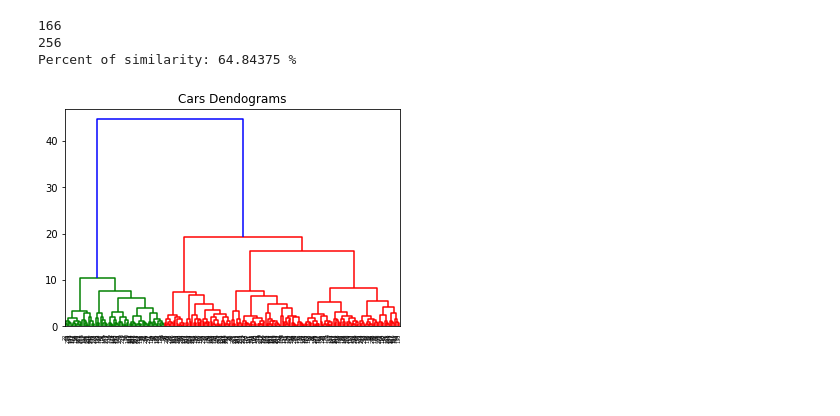
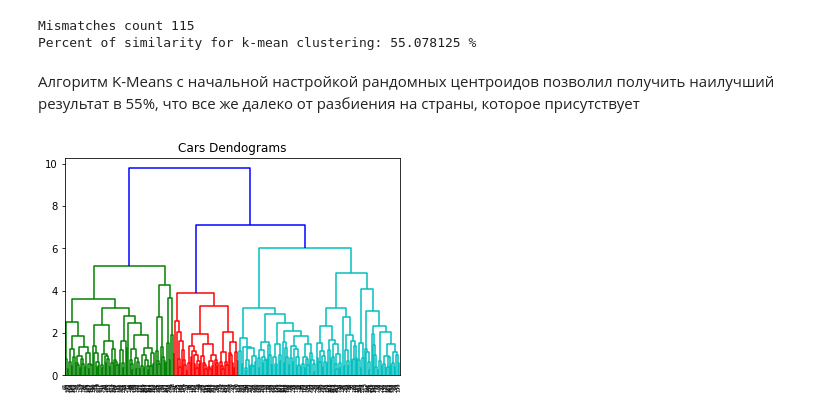
Before and after one commit to Elizav555/Data_Mining, a Jupyter notebook: Clustering.ipynb, the cells around one changed output. Saved outputs shown, nothing was run; the diff lists cells and outputs as text; code cells hidden in the pictures; blank space fills up the shorter version.

```diff
--- a/Clustering.ipynb
+++ b/Clustering.ipynb
@@ -60,21 +56,21 @@ dataset.head(10)
 # %%
-dictionary = {' Europe.': 2, ' US.': 1, ' Japan.':0}
+dictionary = {' Europe.': 2, ' US.': 1, ' Japan.':0} #map brand column to clusters indexes
 dataset[' brand']=dataset[' brand'].map(dictionary)
-dataset.head(20)
+dataset.head(10)
 i=0
-for index,row in dataset.iterrows():
+for index,row in dataset.iterrows(): #count mismatch between clusters and brands
   if row[' brand']!=row['Cluster']:
     i+=1
-print(i)
-print(dataset.shape[0])
-print("Percent of similarity:", i/dataset.shape[0]*100 ,"%")
+print("Mismatches count",i)
+print("Percent of similarity for k-mean clustering:", (dataset.shape[0]-i)/dataset.shape[0]*100 ,"%")
 # %% [output]
-166
-256
-Percent of similarity: 64.84375 %
+Mismatches count 115
+Percent of similarity for k-mean clustering: 55.078125 %
+# %% [markdown]
+Алгоритм K-Means с начальной настройкой рандомных центроидов позволил получить наилучший результат в 55%, что все же далеко от разбиения на страны, которое присутствует
 # %%
 plt.title("Cars Dendograms")
-dend = shc.dendrogram(shc.linkage(norm_dataset, method='ward'))
+dend = shc.dendrogram(shc.linkage(norm_dataset, method='complete'))
 plt.show()
 # %% [output]
-[figure, old version]
+[figure, new version]
```
Also changed, not shown: parts of 22 cells of this notebook.
